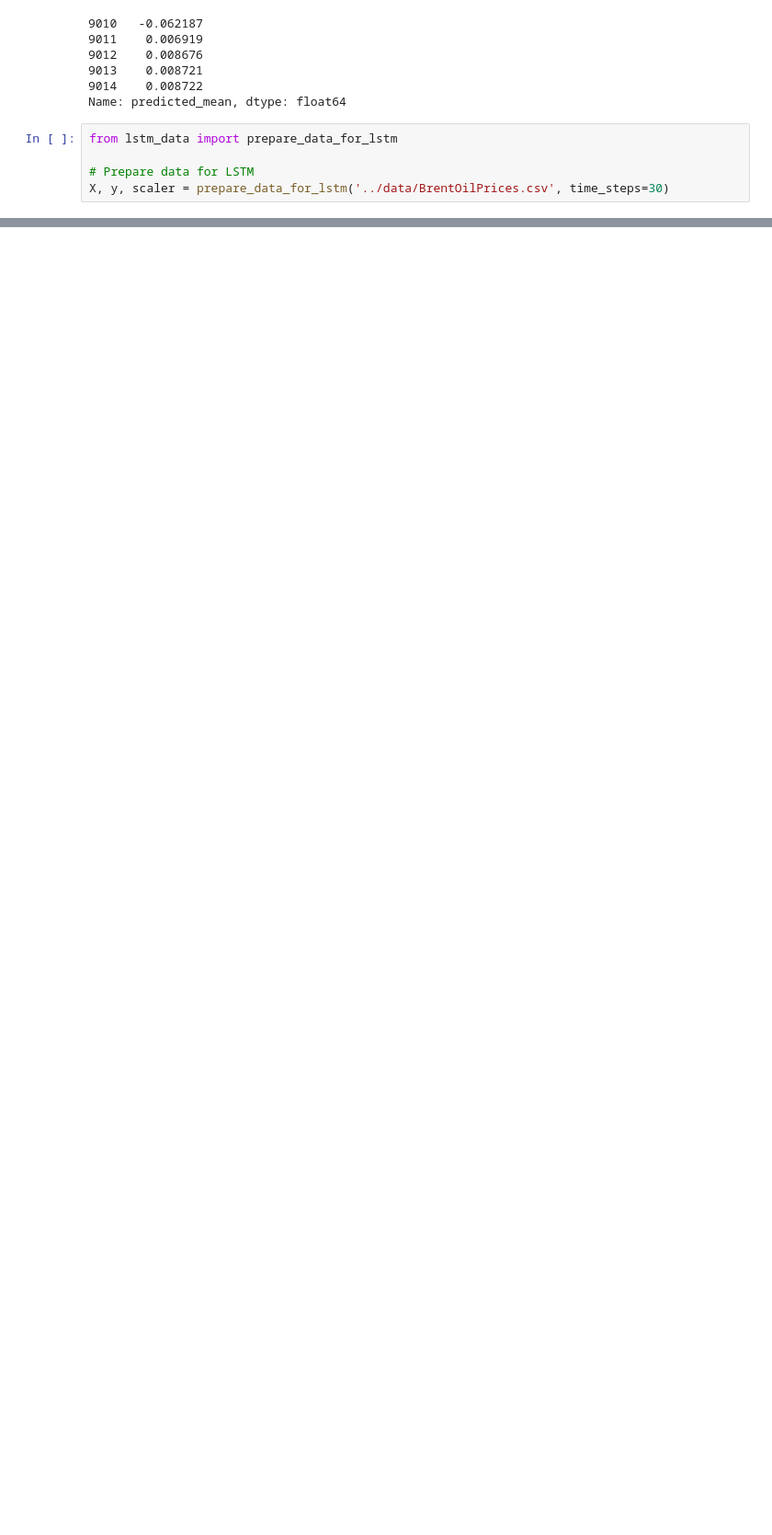
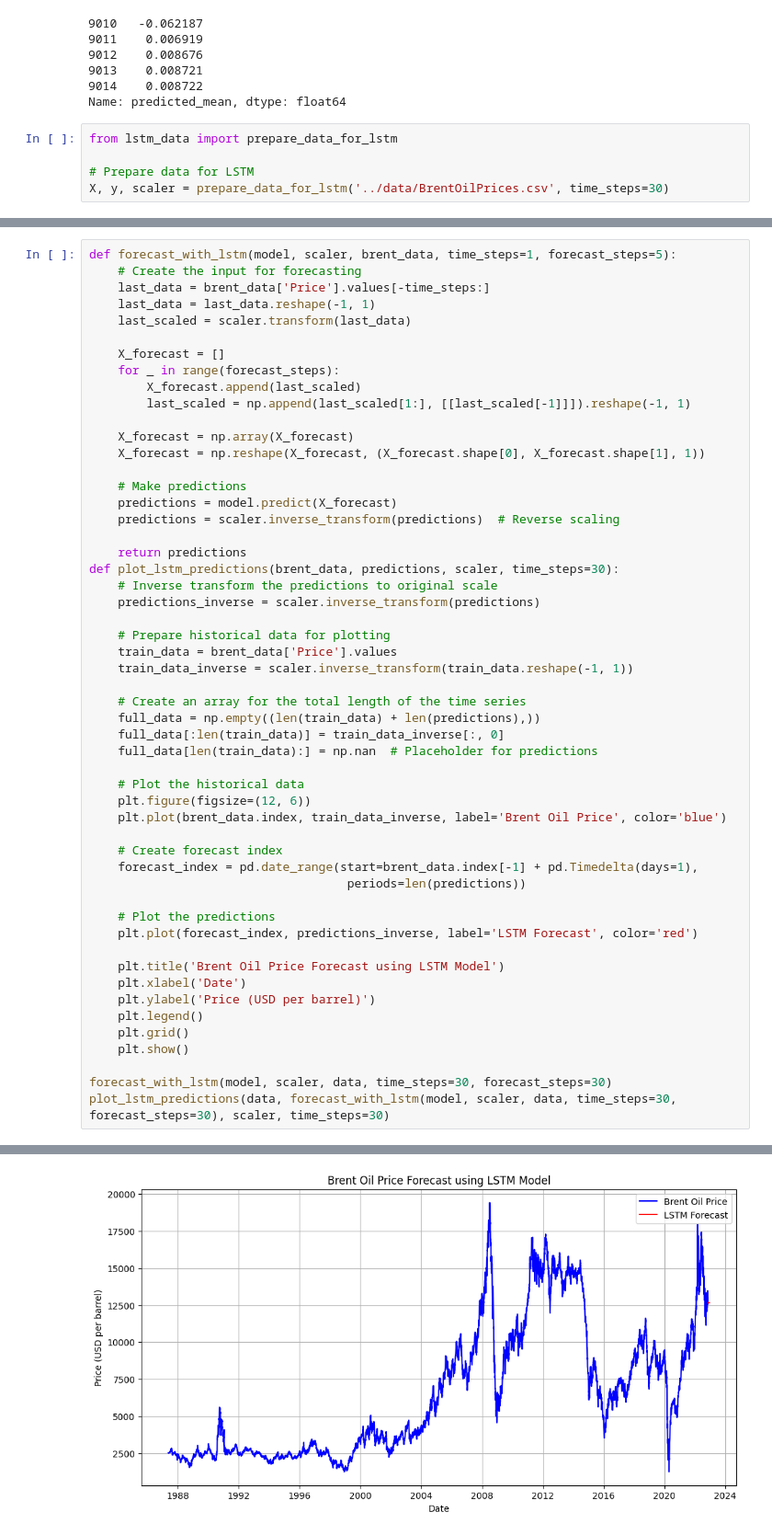
Before and after one commit to Semir1r/Oil-price-analysis, a Jupyter notebook: notebooks/oil_analysis.ipynb, the cells around one changed output, grey strips where cells are left out. Shown at 92% size. Saved outputs shown, nothing was run; the diff lists cells and outputs as text; blank space fills up the shorter version.

```diff
--- a/notebooks/oil_analysis.ipynb
+++ b/notebooks/oil_analysis.ipynb
@@ -182,0 +183,54 @@ Epoch 50/50
+# %%
+def forecast_with_lstm(model, scaler, brent_data, time_steps=1, forecast_steps=5):
+    # Create the input for forecasting
+    last_data = brent_data['Price'].values[-time_steps:]
+    last_data = last_data.reshape(-1, 1)
+    last_scaled = scaler.transform(last_data)
+
+    X_forecast = []
+    for _ in range(forecast_steps):
+        X_forecast.append(last_scaled)
+        last_scaled = np.append(last_scaled[1:], [[last_scaled[-1]]]).reshape(-1, 1)
+
+    X_forecast = np.array(X_forecast)
+    X_forecast = np.reshape(X_forecast, (X_forecast.shape[0], X_forecast.shape[1], 1))
+
+    # Make predictions
+    predictions = model.predict(X_forecast)
+    predictions = scaler.inverse_transform(predictions)  # Reverse scaling
+
+    return predictions
+def plot_lstm_predictions(brent_data, predictions, scaler, time_steps=30):
+    # Inverse transform the predictions to original scale
+    predictions_inverse = scaler.inverse_transform(predictions)
+
+    # Prepare historical data for plotting
+    train_data = brent_data['Price'].values
+    train_data_inverse = scaler.inverse_transform(train_data.reshape(-1, 1))
+
+    # Create an array for the total length of the time series
+    full_data = np.empty((len(train_data) + len(predictions),))
+    full_data[:len(train_data)] = train_data_inverse[:, 0]
+    full_data[len(train_data):] = np.nan  # Placeholder for predictions
+
+    # Plot the historical data
+    plt.figure(figsize=(12, 6))
+    plt.plot(brent_data.index, train_data_inverse, label='Brent Oil Price', color='blue')
+
+    # Create forecast index
+    forecast_index = pd.date_range(start=brent_data.index[-1] + pd.Timedelta(days=1),
+                                    periods=len(predictions))
+
+    # Plot the predictions
+    plt.plot(forecast_index, predictions_inverse, label='LSTM Forecast', color='red')
+
+    plt.title('Brent Oil Price Forecast using LSTM Model')
+    plt.xlabel('Date')
+    plt.ylabel('Price (USD per barrel)')
+    plt.legend()
+    plt.grid()
+    plt.show()
+
+forecast_with_lstm(model, scaler, data, time_steps=30, forecast_steps=30)
+plot_lstm_predictions(data, forecast_with_lstm(model, scaler, data, time_steps=30, forecast_steps=30), scaler, time_steps=30)
+# %% [output]
@@ -182,0 +239 @@ Epoch 50/50
+[figure, added]
```
Also changed, not shown: parts of 23 cells of this notebook.
